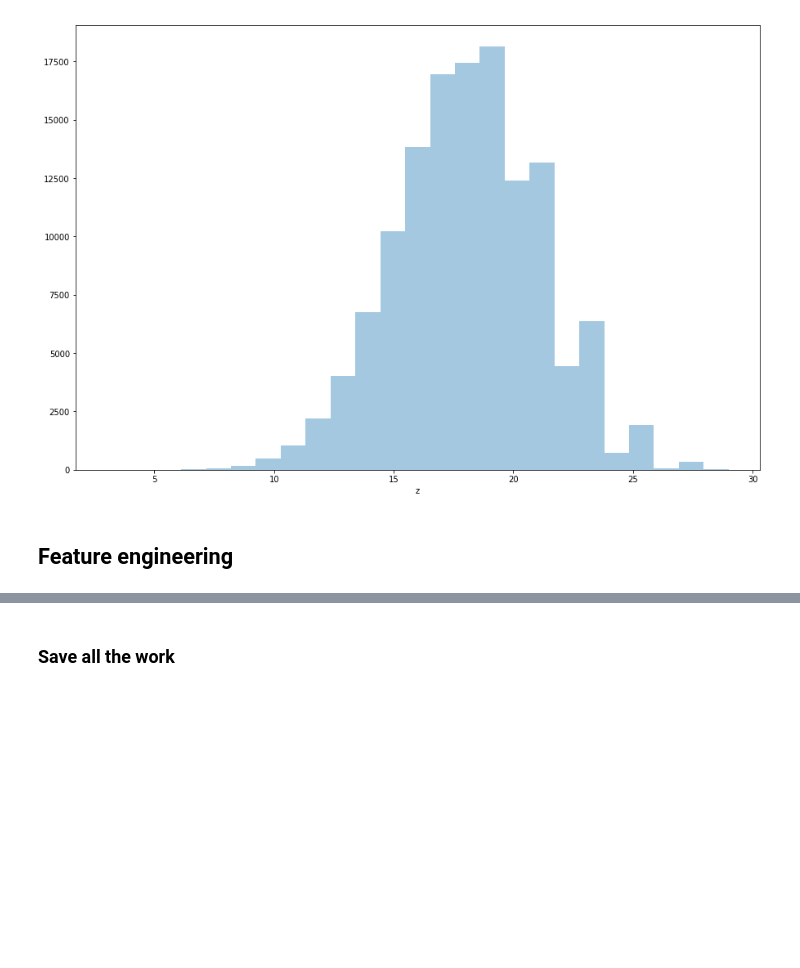
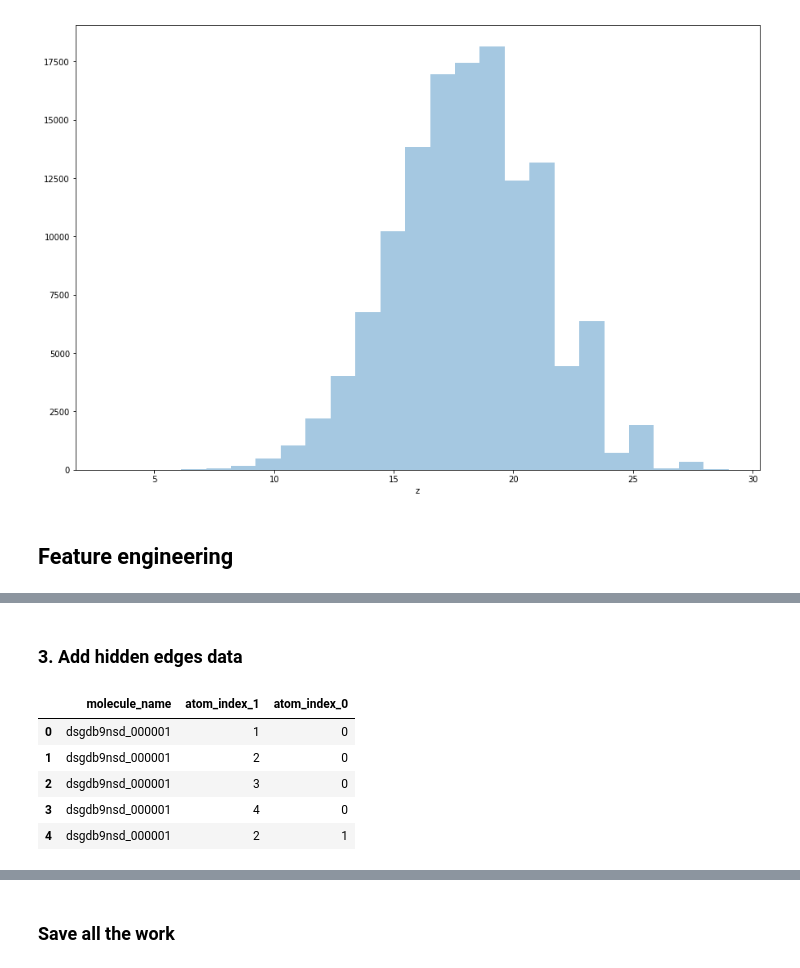
Before and after one commit to CesareGao/molecule_property_prediction, a Jupyter notebook: data_mining.ipynb, the cells around one changed output, grey strips where cells are left out. Drawn from its saved outputs; the diff is of its cells as text; code cells hidden in the pictures; blank space fills up the shorter version.

```diff
--- a/data_mining.ipynb
+++ b/data_mining.ipynb
@@ -209 +213,21 @@ edges_df.head()
+# %% [markdown]
+### 3. Add hidden edges data
+# %%
+# edges_df = edges_df.drop(["Unnamed: 0"],axis=1)
+hidden_df = nodes_df.groupby("molecule_name").count().z.reset_index()
+hidden_df["z"] = hidden_df.apply(lambda x: combinations(range(x.z),2),axis=1)
+hidden_df = pd.DataFrame([(tup.molecule_name,d) for tup in hidden_df.itertuples() for d in tup.z],columns=["molecule_name","atom_index_1"])
+hidden_df["atom_index_0"] = hidden_df.atom_index_1.apply(lambda x: x[0])
+hidden_df["atom_index_1"] = hidden_df.atom_index_1.apply(lambda x: x[1])
+hidden_df = hidden_df[['molecule_name', 'atom_index_0','atom_index_1']]
+edges_df = pd.merge(edges_df, hidden_df, how='right', on=['molecule_name', 'atom_index_0','atom_index_1'])
+hidden_df = None
+edges_df.head()
+# %% [output]
+|  | molecule_name | atom_index_1 | atom_index_0 |
+| 0 | dsgdb9nsd_000001 | 1 | 0 |
+| 1 | dsgdb9nsd_000001 | 2 | 0 |
+| 2 | dsgdb9nsd_000001 | 3 | 0 |
+| 3 | dsgdb9nsd_000001 | 4 | 0 |
+| 4 | dsgdb9nsd_000001 | 2 | 1 |
 # %% [markdown]
```
Also changed, not shown: parts of 20 cells of this notebook, 1 other file.
